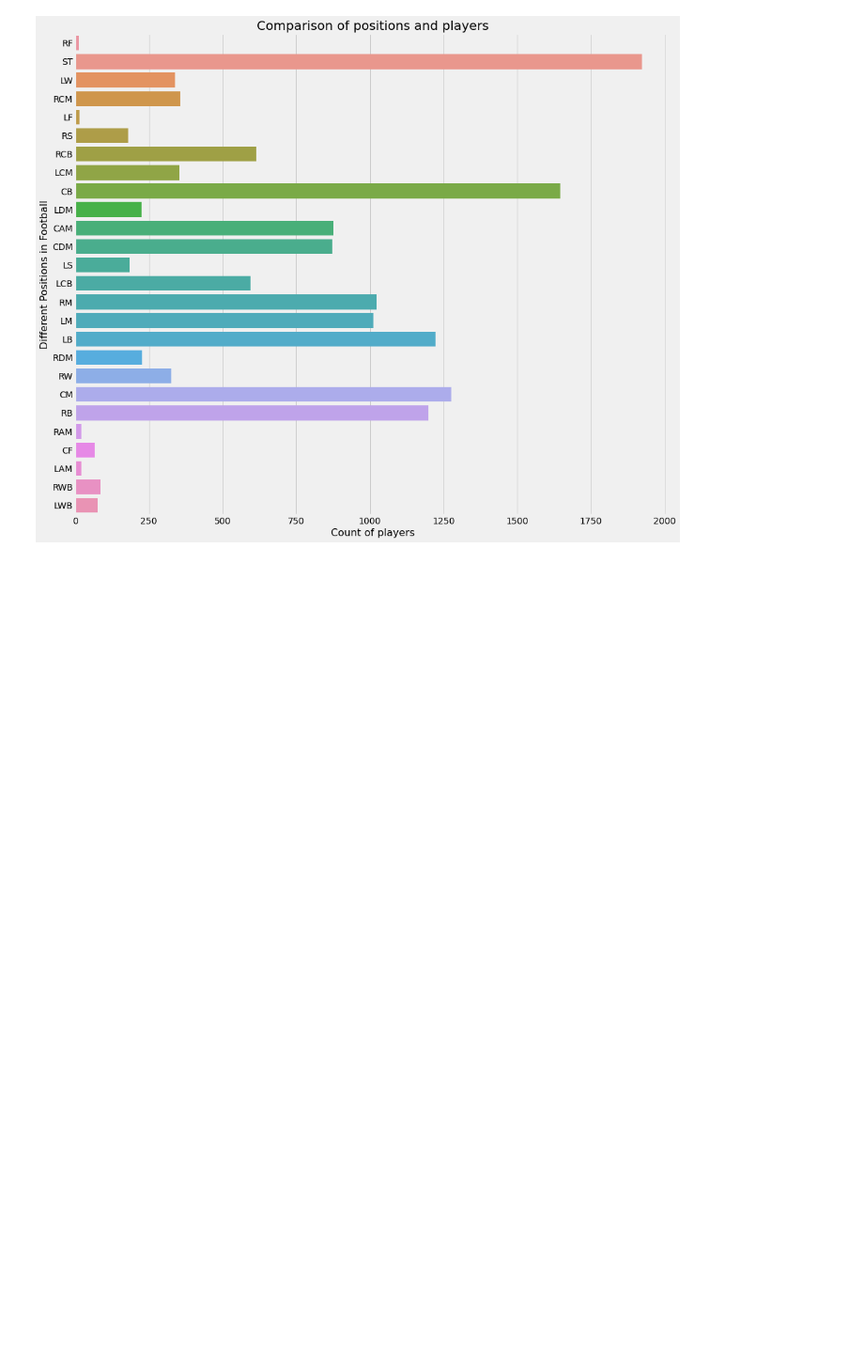
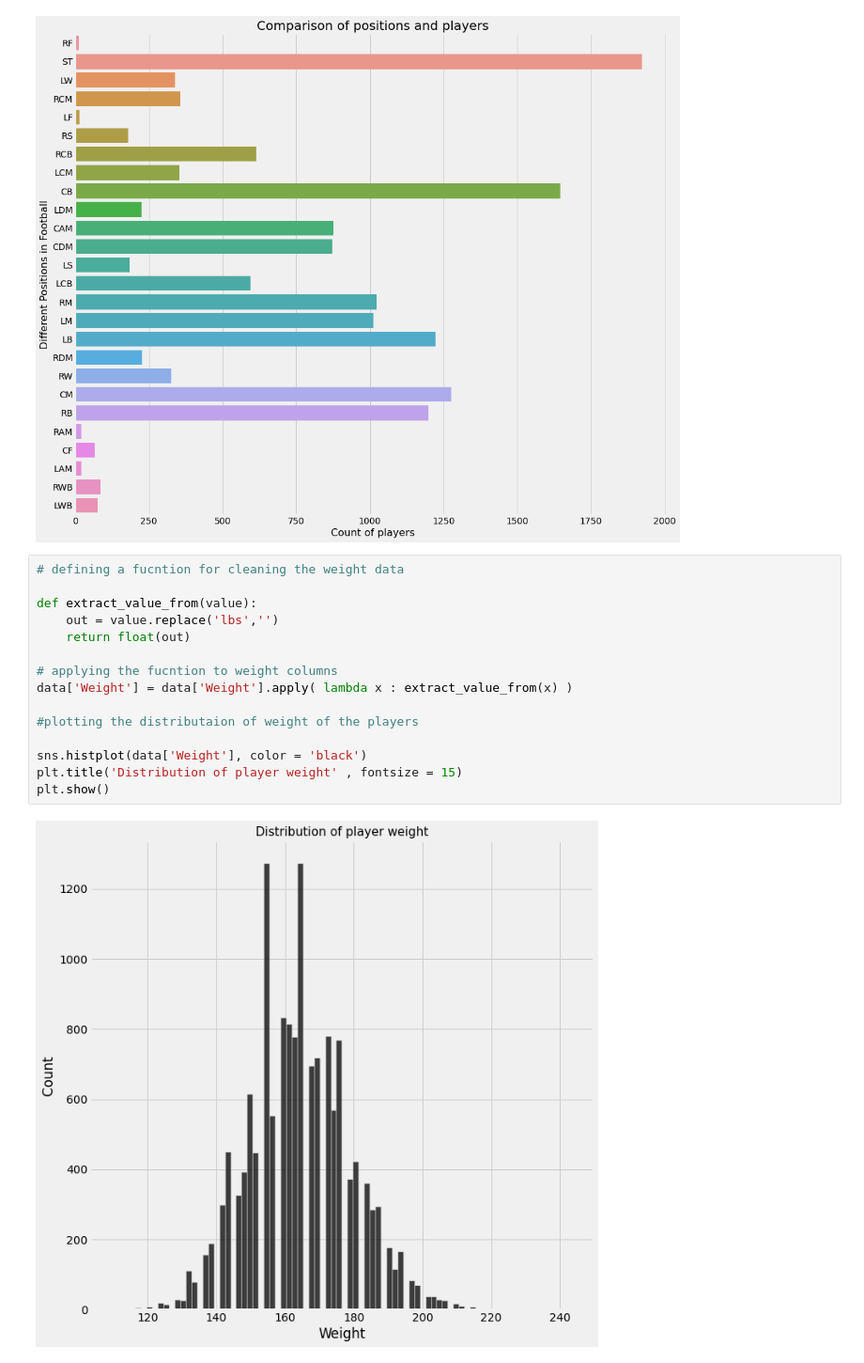
Before and after one commit to rayaroun/Data-Analytics-Projects, a Jupyter notebook: Player Performance Analysis/Analysis.ipynb, the cells around one changed output. Shown at 94% size. Cells and saved outputs as stored; diff of their text form; blank space fills up the shorter version.

Commit message:
Further Visualizations

```diff
--- a/Player Performance Analysis/Analysis.ipynb
+++ b/Player Performance Analysis/Analysis.ipynb
@@ -276,3 +276,20 @@ ax.set_title( label = 'Comparison of positions and players' , fontsize = 20 )
 plt.show()
 # %% [output]
 [figure]
+# %%
+# defining a fucntion for cleaning the weight data
+
+def extract_value_from(value):
+	out = value.replace('lbs','')
+	return float(out)
+
+# applying the fucntion to weight columns
+data['Weight'] = data['Weight'].apply( lambda x : extract_value_from(x) )
+
+#plotting the distributaion of weight of the players
+
+sns.histplot(data['Weight'], color = 'black')
+plt.title('Distribution of player weight' , fontsize = 15)
+plt.show()
+# %% [output]
+[figure, added]
```
Also changed, not shown: parts of 1 cell of this notebook.
